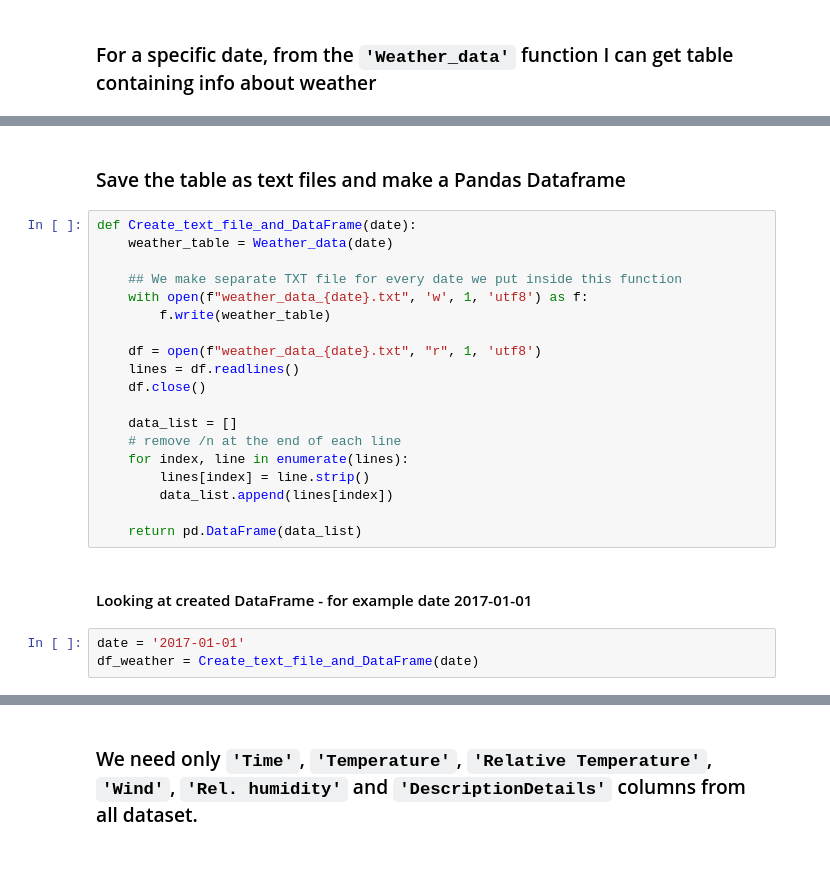
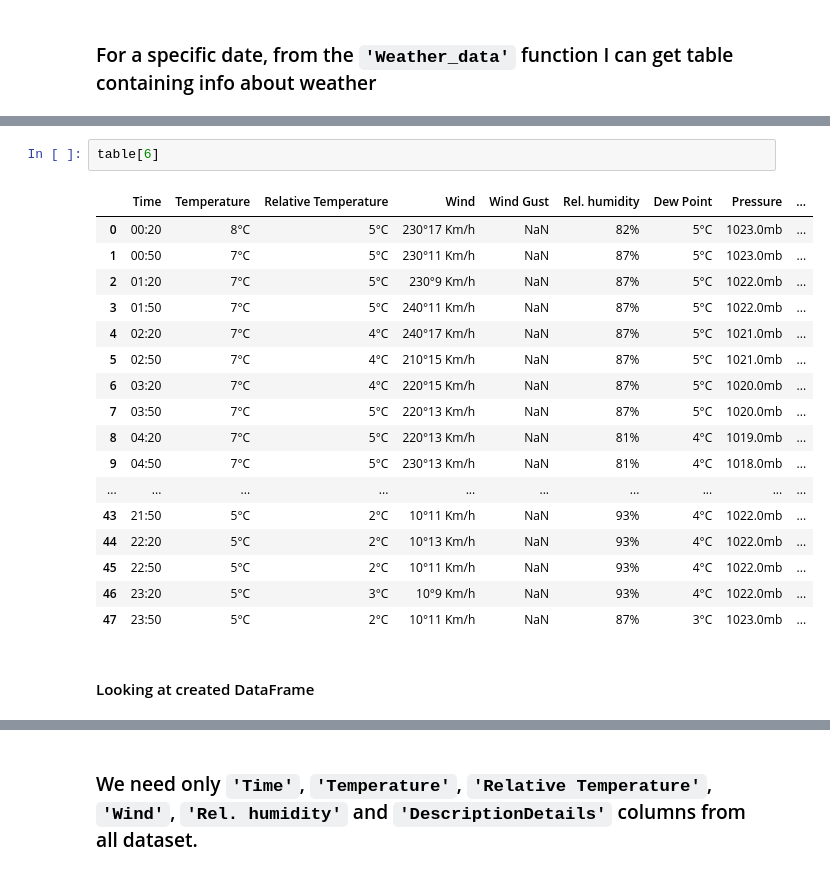
Before and after one commit to KrzysztofSobota/London_bikes_sharing, a Jupyter notebook: webscraped_data(weather).ipynb, the cells around one changed output, grey strips where cells are left out. Saved outputs shown, nothing was run; the diff lists cells and outputs as text.

```diff
--- a/webscraped_data(weather).ipynb
+++ b/webscraped_data(weather).ipynb
@@ -53,26 +35,22 @@ def Weather_data(date):
-# %% [markdown]
-### Save the table as text files and make a Pandas Dataframe
-# %%
-def Create_text_file_and_DataFrame(date):
-    weather_table = Weather_data(date)
-
-    ## We make separate TXT file for every date we put inside this function
-    with open(f"weather_data_{date}.txt", 'w', 1, 'utf8') as f:
-        f.write(weather_table)
-
-    df = open(f"weather_data_{date}.txt", "r", 1, 'utf8')
-    lines = df.readlines()
-    df.close()
-
-    data_list = []
-    # remove /n at the end of each line
-    for index, line in enumerate(lines):
-        lines[index] = line.strip()
-        data_list.append(lines[index])
-
-    return pd.DataFrame(data_list)
+# %%
+table[6]
+# %% [output]
+|  | Time | Temperature | Relative Temperature | Wind | Wind Gust | Rel. humidity | Dew Point | Pressure | ... |
+| 0 | 00:20 | 8°C | 5°C | 230°17 Km/h | NaN | 82% | 5°C | 1023.0mb | ... |
+| 1 | 00:50 | 7°C | 5°C | 230°11 Km/h | NaN | 87% | 5°C | 1023.0mb | ... |
+| 2 | 01:20 | 7°C | 5°C | 230°9 Km/h | NaN | 87% | 5°C | 1022.0mb | ... |
+| 3 | 01:50 | 7°C | 5°C | 240°11 Km/h | NaN | 87% | 5°C | 1022.0mb | ... |
+| 4 | 02:20 | 7°C | 4°C | 240°17 Km/h | NaN | 87% | 5°C | 1021.0mb | ... |
+| 5 | 02:50 | 7°C | 4°C | 210°15 Km/h | NaN | 87% | 5°C | 1021.0mb | ... |
+| 6 | 03:20 | 7°C | 4°C | 220°15 Km/h | NaN | 87% | 5°C | 1020.0mb | ... |
+| 7 | 03:50 | 7°C | 5°C | 220°13 Km/h | NaN | 87% | 5°C | 1020.0mb | ... |
+| 8 | 04:20 | 7°C | 5°C | 220°13 Km/h | NaN | 81% | 4°C | 1019.0mb | ... |
+| 9 | 04:50 | 7°C | 5°C | 230°13 Km/h | NaN | 81% | 4°C | 1018.0mb | ... |
+| ... | ... | ... | ... | ... | ... | ... | ... | ... | ... |
+| 43 | 21:50 | 5°C | 2°C | 10°11 Km/h | NaN | 93% | 4°C | 1022.0mb | ... |
+| 44 | 22:20 | 5°C | 2°C | 10°13 Km/h | NaN | 93% | 4°C | 1022.0mb | ... |
+| 45 | 22:50 | 5°C | 2°C | 10°11 Km/h | NaN | 93% | 4°C | 1022.0mb | ... |
+| 46 | 23:20 | 5°C | 3°C | 10°9 Km/h | NaN | 93% | 4°C | 1022.0mb | ... |
+| 47 | 23:50 | 5°C | 2°C | 10°11 Km/h | NaN | 87% | 3°C | 1023.0mb | ... |
 # %% [markdown]
-#### Looking at created DataFrame - for example date 2017-01-01
+#### Looking at created DataFrame
-# %%
-date = '2017-01-01'
-df_weather = Create_text_file_and_DataFrame(date)
```
Also changed, not shown: parts of 24 cells of this notebook.
